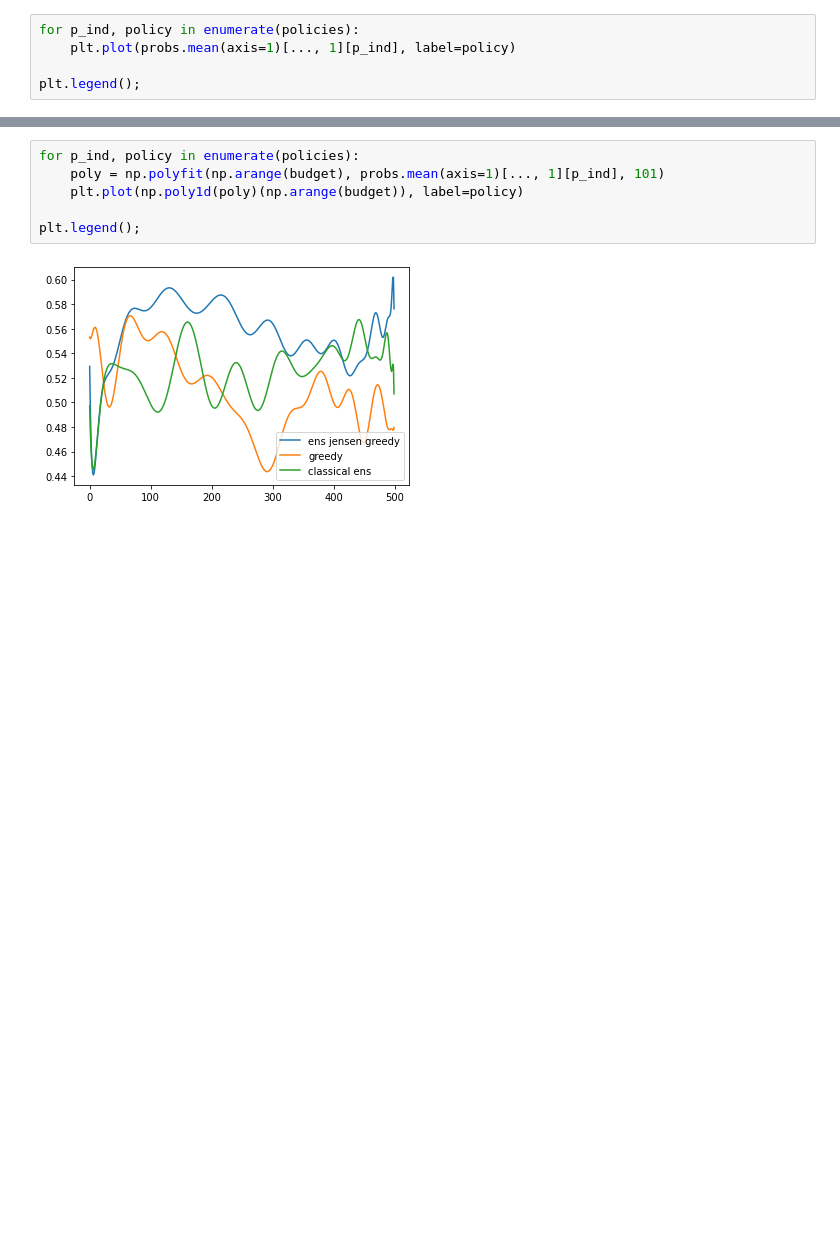
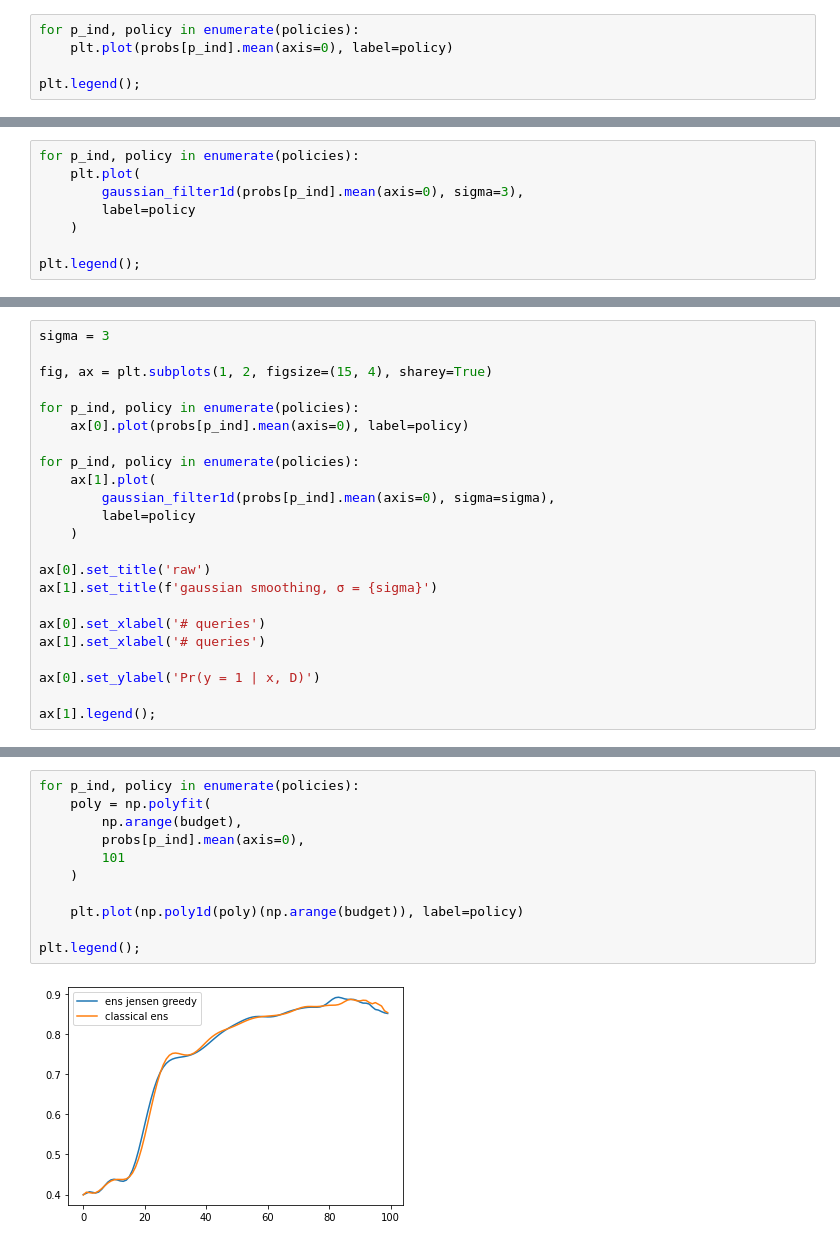
Before and after one commit to KrisNguyen135/diverse_as, a Jupyter notebook: notebooks/Performance/Queried probabilities.ipynb, the cells around one changed output, grey strips where cells are left out. Saved outputs shown, nothing was run; the diff lists cells and outputs as text; blank space fills up the shorter version.

```diff
--- a/notebooks/Performance/Queried probabilities.ipynb
+++ b/notebooks/Performance/Queried probabilities.ipynb
@@ -44,7 +42,7 @@ for p_ind, policy in enumerate(policies):
 assert np.all(probs != -1)
 # %%
 for p_ind, policy in enumerate(policies):
-    plt.plot(probs.mean(axis=1)[..., 1][p_ind], label=policy)
+    plt.plot(probs[p_ind].mean(axis=0), label=policy)
 
 plt.legend();
 # %% [output]
@@ -51,0 +50,8 @@ plt.legend();
+# %%
+for p_ind, policy in enumerate(policies):
+    plt.plot(
+        gaussian_filter1d(probs[p_ind].mean(axis=0), sigma=3),
+        label=policy
+    )
+
+plt.legend();
@@ -51,0 +60,23 @@ plt.legend();
+# %%
+sigma = 3
+
+fig, ax = plt.subplots(1, 2, figsize=(15, 4), sharey=True)
+
+for p_ind, policy in enumerate(policies):
+    ax[0].plot(probs[p_ind].mean(axis=0), label=policy)
+
+for p_ind, policy in enumerate(policies):
+    ax[1].plot(
+        gaussian_filter1d(probs[p_ind].mean(axis=0), sigma=sigma),
+        label=policy
+    )
+
+ax[0].set_title('raw')
+ax[1].set_title(f'gaussian smoothing, σ = {sigma}')
+
+ax[0].set_xlabel('# queries')
+ax[1].set_xlabel('# queries')
+
+ax[0].set_ylabel('Pr(y = 1 | x, D)')
+
+ax[1].legend();
@@ -52,8 +85,13 @@ plt.legend();
 # %%
 for p_ind, policy in enumerate(policies):
-    poly = np.polyfit(np.arange(budget), probs.mean(axis=1)[..., 1][p_ind], 101)
+    poly = np.polyfit(
+        np.arange(budget),
+        probs[p_ind].mean(axis=0),
+        101
+    )
+
     plt.plot(np.poly1d(poly)(np.arange(budget)), label=policy)
 
 plt.legend();
 # %% [output]
-[figure, old version]
+[figure, new version]
```
Also changed, not shown: parts of 5 cells of this notebook, 13 other files.
